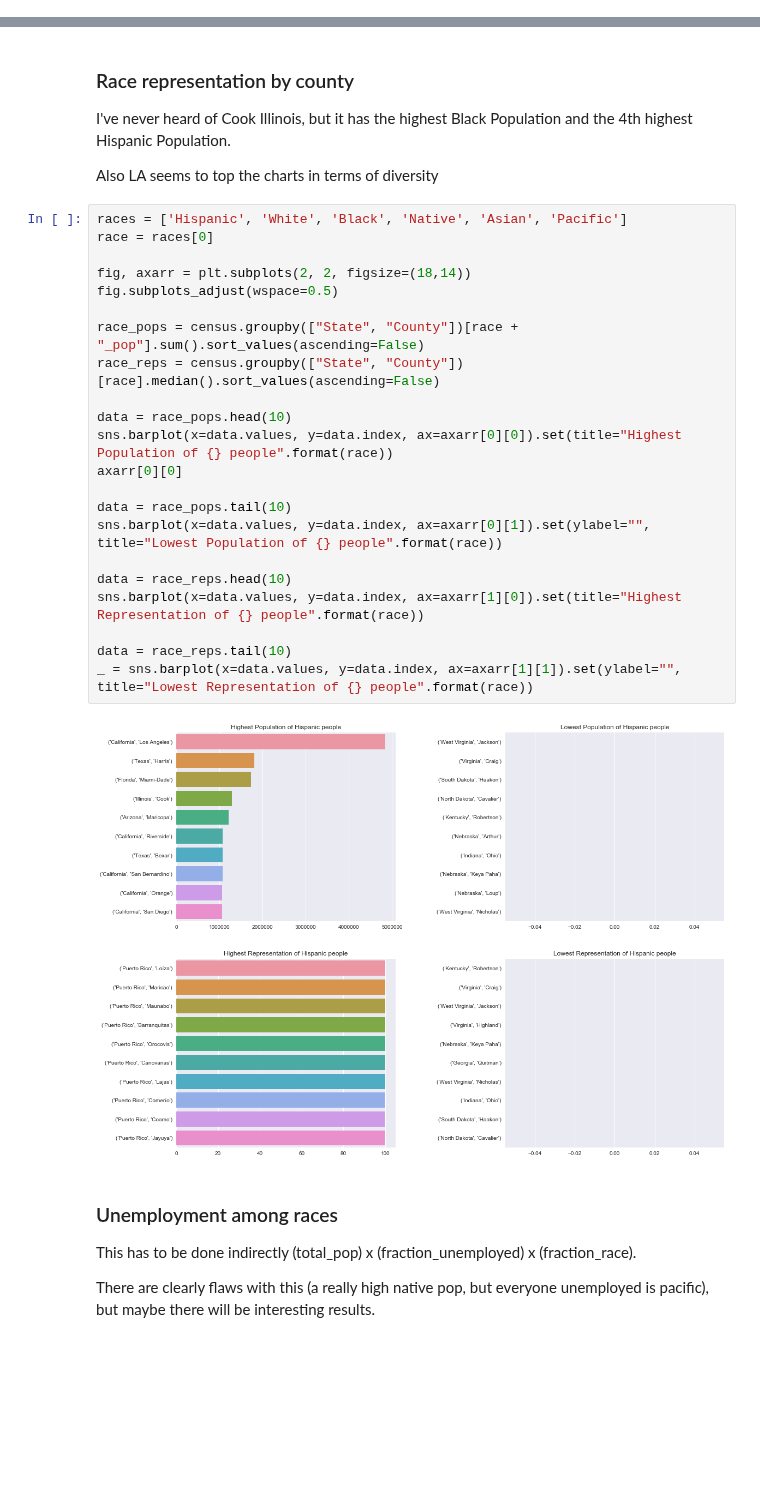
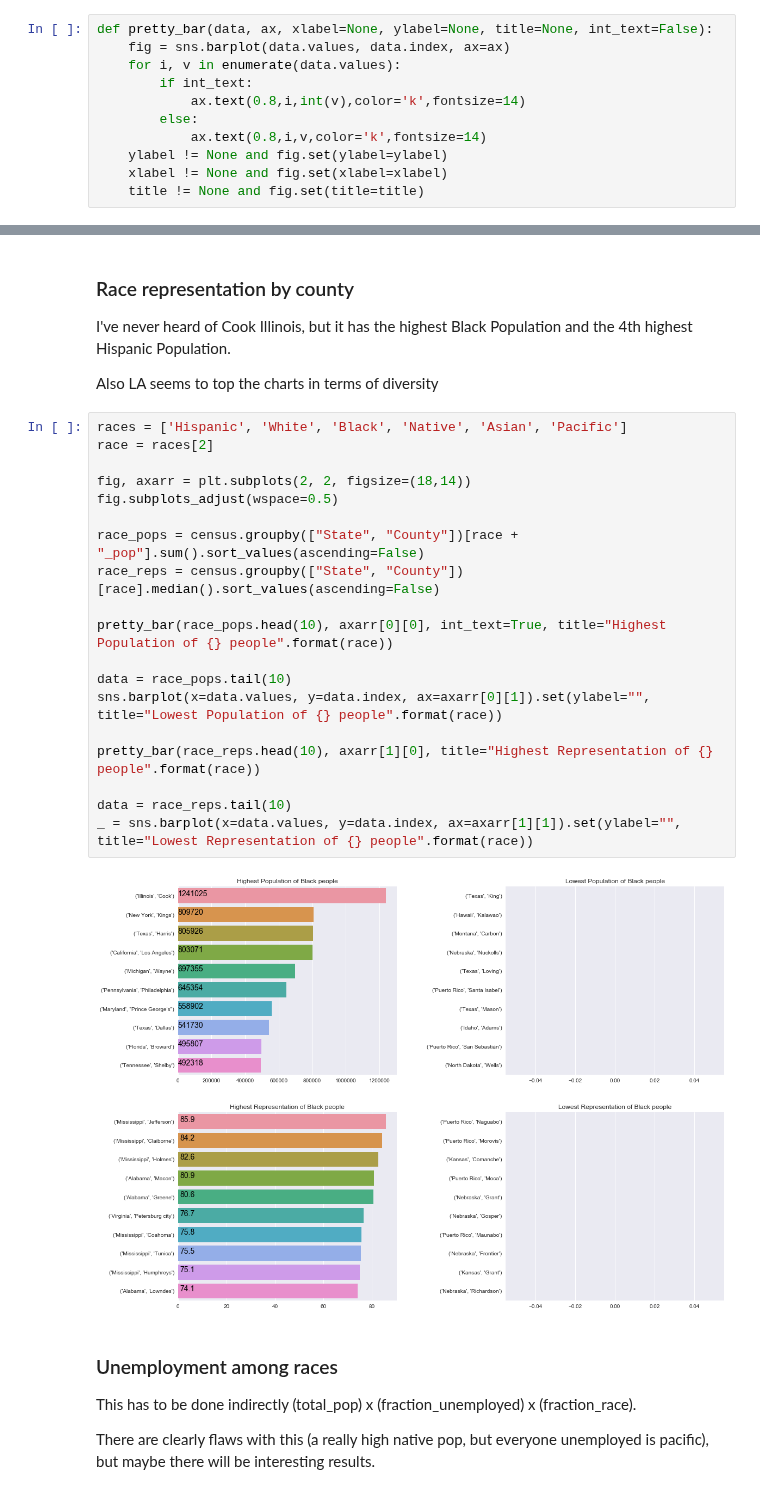
Before and after one commit to pstetz/Kaggle, a Jupyter notebook: in_progress/census/race_focus.ipynb, the cells around one changed output, grey strips where cells are left out. Drawn from its saved outputs; the diff is of its cells as text; blank space fills up the shorter version.

Commit message:
added a plotting helper function to census

```diff
--- a/in_progress/census/race_focus.ipynb
+++ b/in_progress/census/race_focus.ipynb
@@ -41,3 +18,14 @@ pd.set_option('display.max_columns', None)
+# %%
+def pretty_bar(data, ax, xlabel=None, ylabel=None, title=None, int_text=False):
+    fig = sns.barplot(data.values, data.index, ax=ax)
+    for i, v in enumerate(data.values):
+        if int_text:
+            ax.text(0.8,i,int(v),color='k',fontsize=14)
+        else:
+            ax.text(0.8,i,v,color='k',fontsize=14)
+    ylabel != None and fig.set(ylabel=ylabel)
+    xlabel != None and fig.set(xlabel=xlabel)
+    title != None and fig.set(title=title)
 # %% [markdown]
 ### Load data
 # %%
@@ -106,28 +87,25 @@ I've never heard of Cook Illinois, but it has the highest Black Population and t
 Also LA seems to top the charts in terms of diversity
 # %%
 races = ['Hispanic', 'White', 'Black', 'Native', 'Asian', 'Pacific']
-race = races[0]
+race = races[2]
 
 fig, axarr = plt.subplots(2, 2, figsize=(18,14))
 fig.subplots_adjust(wspace=0.5)
 
 race_pops = census.groupby(["State", "County"])[race + "_pop"].sum().sort_values(ascending=False)
 race_reps = census.groupby(["State", "County"])[race].median().sort_values(ascending=False)
 
-data = race_pops.head(10)
-sns.barplot(x=data.values, y=data.index, ax=axarr[0][0]).set(title="Highest Population of {} people".format(race))
-axarr[0][0]
+pretty_bar(race_pops.head(10), axarr[0][0], int_text=True, title="Highest Population of {} people".format(race))
 
 data = race_pops.tail(10)
 sns.barplot(x=data.values, y=data.index, ax=axarr[0][1]).set(ylabel="", title="Lowest Population of {} people".format(race))
 
-data = race_reps.head(10)
-sns.barplot(x=data.values, y=data.index, ax=axarr[1][0]).set(title="Highest Representation of {} people".format(race))
+pretty_bar(race_reps.head(10), axarr[1][0], title="Highest Representation of {} people".format(race))
 
 data = race_reps.tail(10)
 _ = sns.barplot(x=data.values, y=data.index, ax=axarr[1][1]).set(ylabel="", title="Lowest Representation of {} people".format(race))
 # %% [output]
-[figure, old version]
+[figure, new version]
 # %% [markdown]
 ### Unemployment among races
 
```
Also changed, not shown: parts of 4 cells of this notebook.
